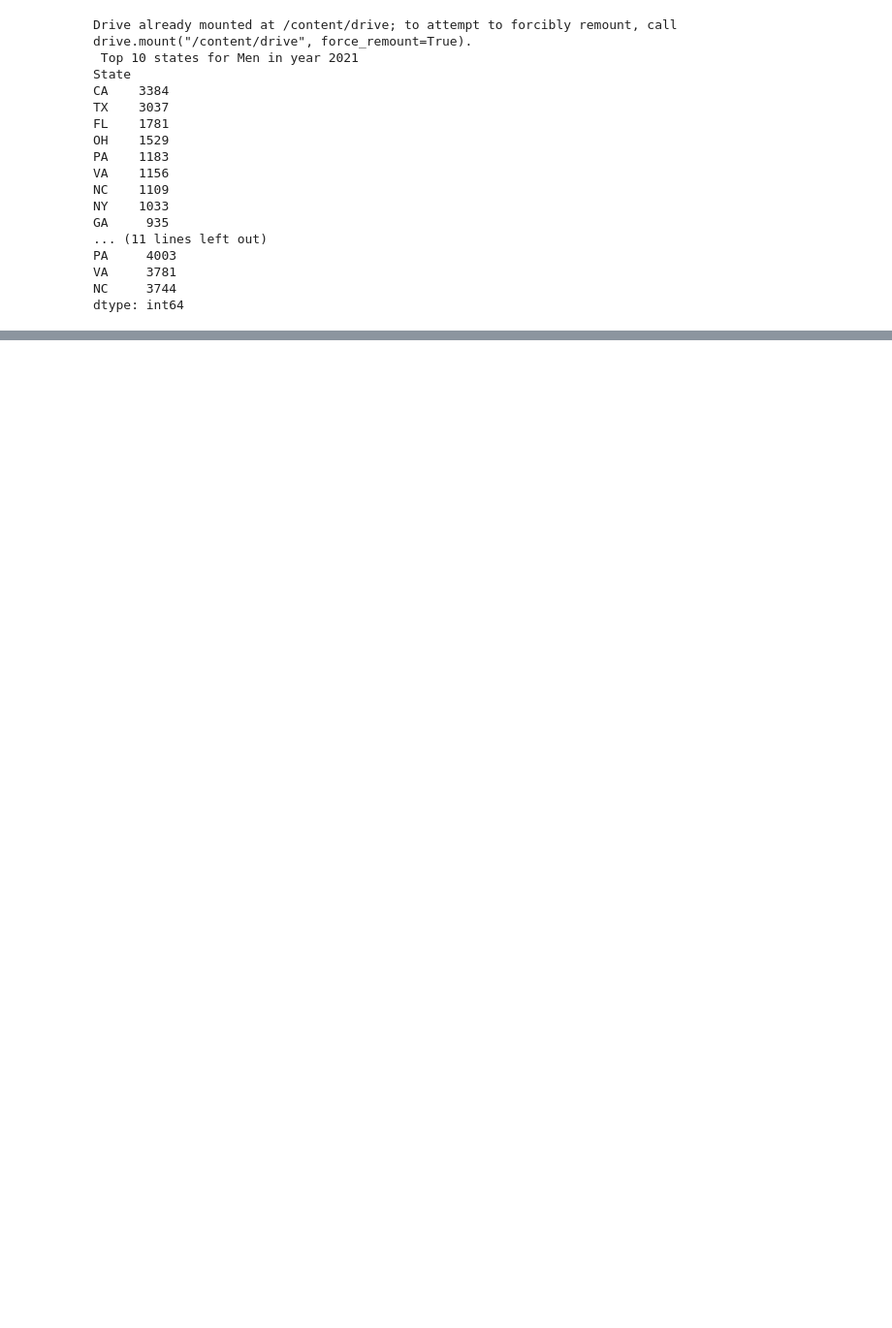
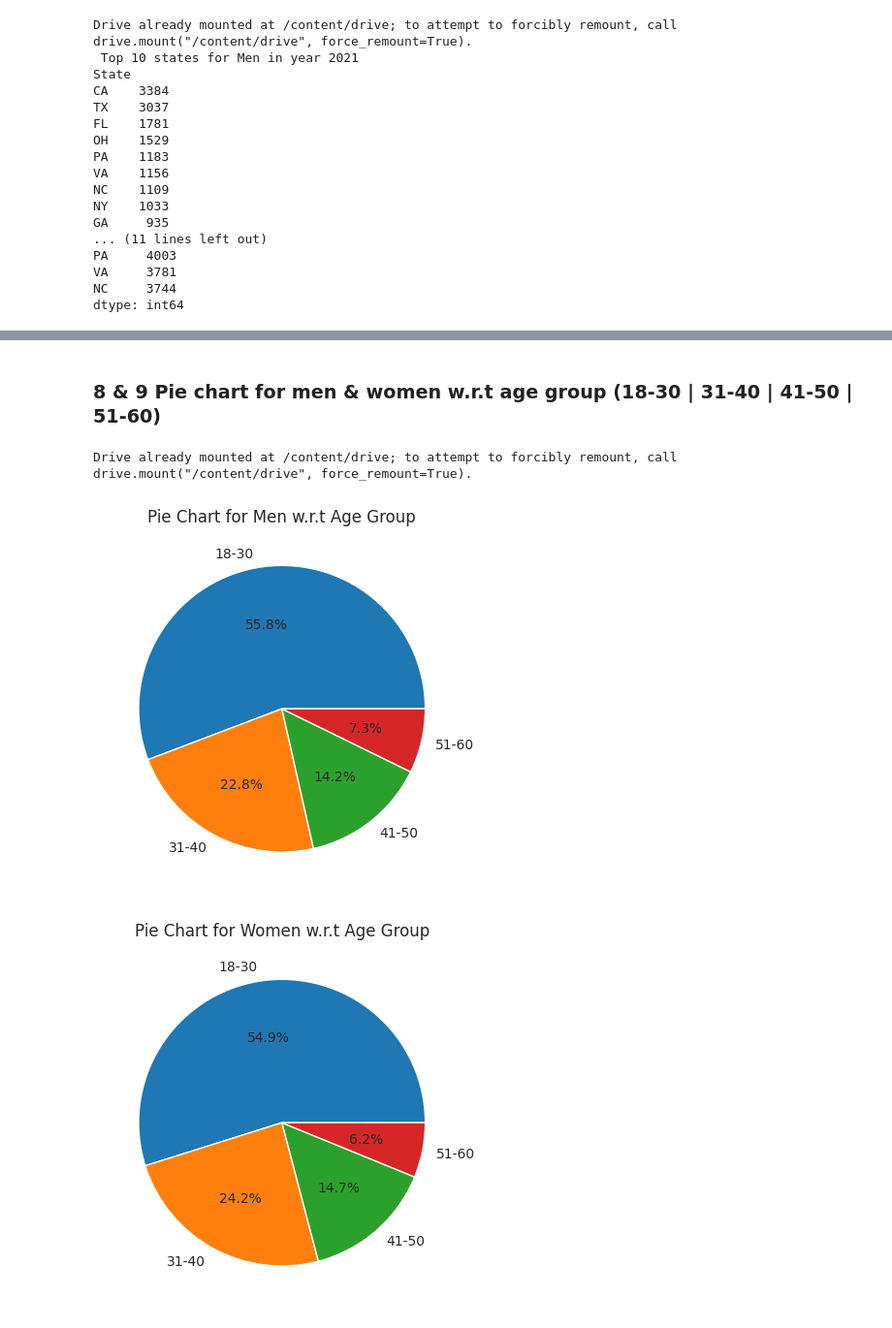
Before and after one commit to VidhyaKishor27/Pythonbasic, a Jupyter notebook: Python_miniproject_powerlifting.ipynb, the cells around one changed output, grey strips where cells are left out. Shown at 97% size. Cells and saved outputs as stored; diff of their text form; code cells hidden in the pictures; blank space fills up the shorter version.

```diff
--- a/Python_miniproject_powerlifting.ipynb
+++ b/Python_miniproject_powerlifting.ipynb
@@ -117,0 +149,30 @@ plt.show()
+# %% [markdown]
+### 8 & 9 Pie chart for men & women w.r.t age group (18-30 | 31-40 | 41-50 | 51-60)
+# %%
+import pandas as pd
+import numpy as np
+import matplotlib.pyplot as plt
+import seaborn as sns
+from google.colab import drive
+drive.mount('/content/drive')
+data=pd.read_csv('/content/drive/MyDrive/Python training/Miniproject - python/openpowerlifting-2021-12-10-b420db66.csv', dtype={'Sex':str,'Age':float},low_memory=False )
+#Categoring Age col values as per bin values
+bin=[18,31,41,51,61]
+category=['18-30','31-40','41-50','51-60']
+data['AgeGroup']=pd.cut(data['Age'],bins=bin,labels=category) #to create AgeGroup column based on the bin
+men_only=data[data["Sex"] == "M"]
+m_agegroup_data=men_only.groupby(['AgeGroup']).size()
+sns.set_style("whitegrid")
+plt.pie(m_agegroup_data,labels=m_agegroup_data.index,autopct="%1.1f%%")
+plt.title("Pie Chart for Men w.r.t Age Group")
+plt.show()
+women_only=data[data['Sex']=="F"]
+w_agegroup_data=women_only.groupby(["AgeGroup"]).size()
+sns.set_style("white")
+plt.pie(w_agegroup_data,labels=w_agegroup_data.index,autopct="%1.1f%%")
+plt.title("Pie Chart for Women w.r.t Age Group")
+plt.show()
+# %% [output]
+Drive already mounted at /content/drive; to attempt to forcibly remount, call drive.mount("/content/drive", force_remount=True).
+[figure, added]
+[figure, added]
```
Also changed, not shown: parts of 9 cells of this notebook.
